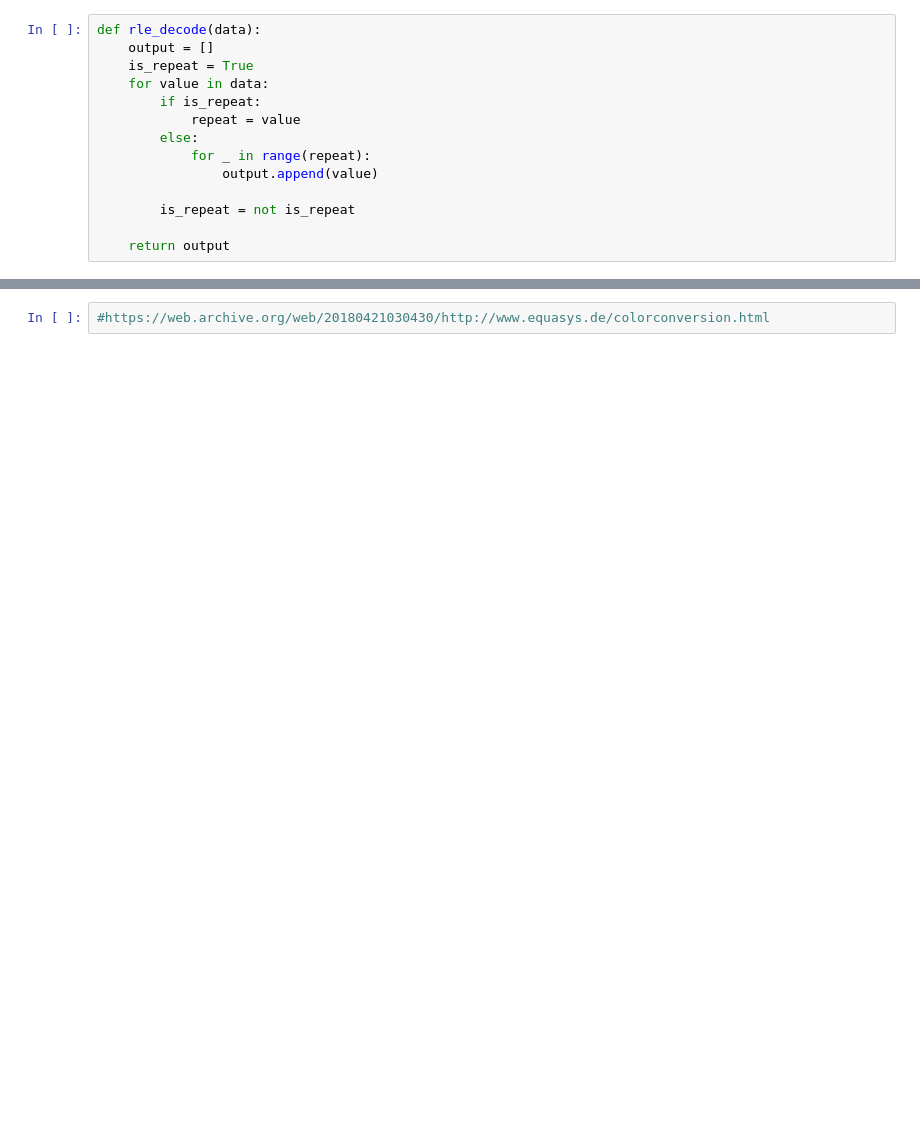
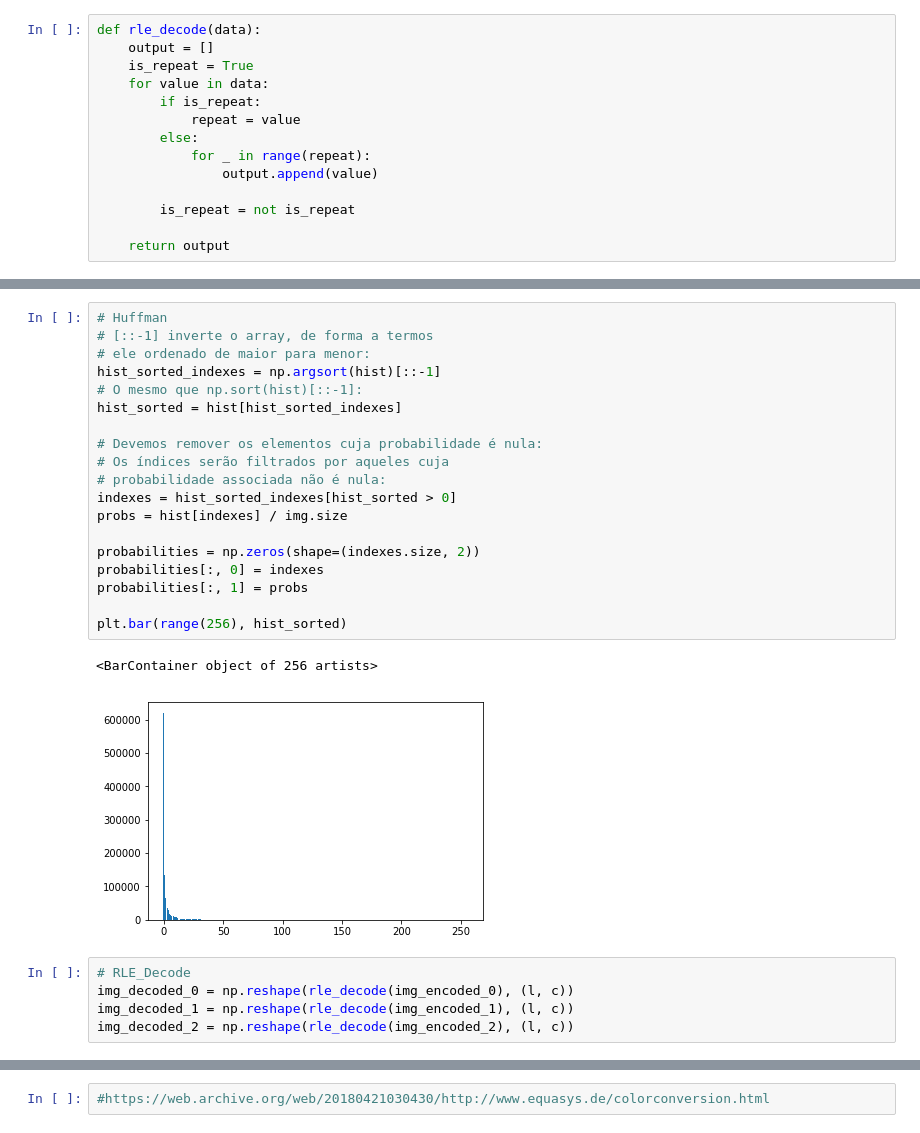
Before and after one commit to Cividati/compressor-jpg, a Jupyter notebook: Projeto.ipynb, the cells around one changed output, grey strips where cells are left out. Saved outputs shown, nothing was run; the diff lists cells and outputs as text; blank space fills up the shorter version.

```diff
--- a/Projeto.ipynb
+++ b/Projeto.ipynb
@@ -388,0 +329,27 @@ plt.imshow(finally_jpeg_image, cmap='gray')
+# %%
+# Huffman
+# [::-1] inverte o array, de forma a termos
+# ele ordenado de maior para menor:
+hist_sorted_indexes = np.argsort(hist)[::-1]
+# O mesmo que np.sort(hist)[::-1]:
+hist_sorted = hist[hist_sorted_indexes]
+
+# Devemos remover os elementos cuja probabilidade é nula:
+# Os índices serão filtrados por aqueles cuja
+# probabilidade associada não é nula:
+indexes = hist_sorted_indexes[hist_sorted > 0]
+probs = hist[indexes] / img.size
+
+probabilities = np.zeros(shape=(indexes.size, 2))
+probabilities[:, 0] = indexes
+probabilities[:, 1] = probs
+
+plt.bar(range(256), hist_sorted)
+# %% [output]
+<BarContainer object of 256 artists>
+[figure, added]
+# %%
+# RLE_Decode
+img_decoded_0 = np.reshape(rle_decode(img_encoded_0), (l, c))
+img_decoded_1 = np.reshape(rle_decode(img_encoded_1), (l, c))
+img_decoded_2 = np.reshape(rle_decode(img_encoded_2), (l, c))
```
Also changed, not shown: parts of 43 cells of this notebook, 1 other file.
